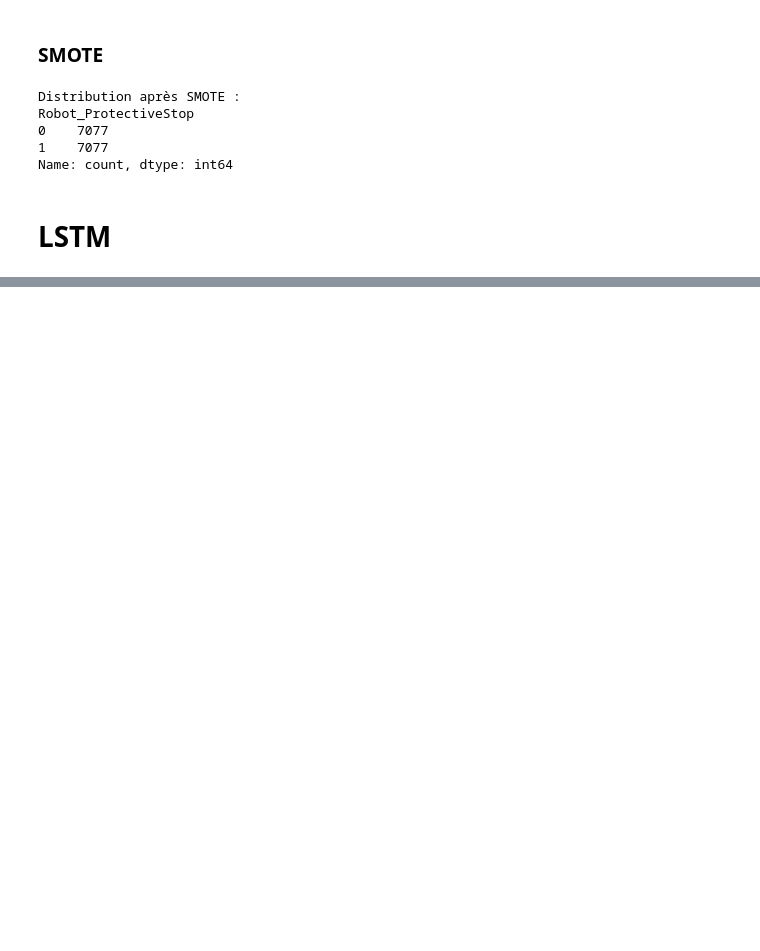
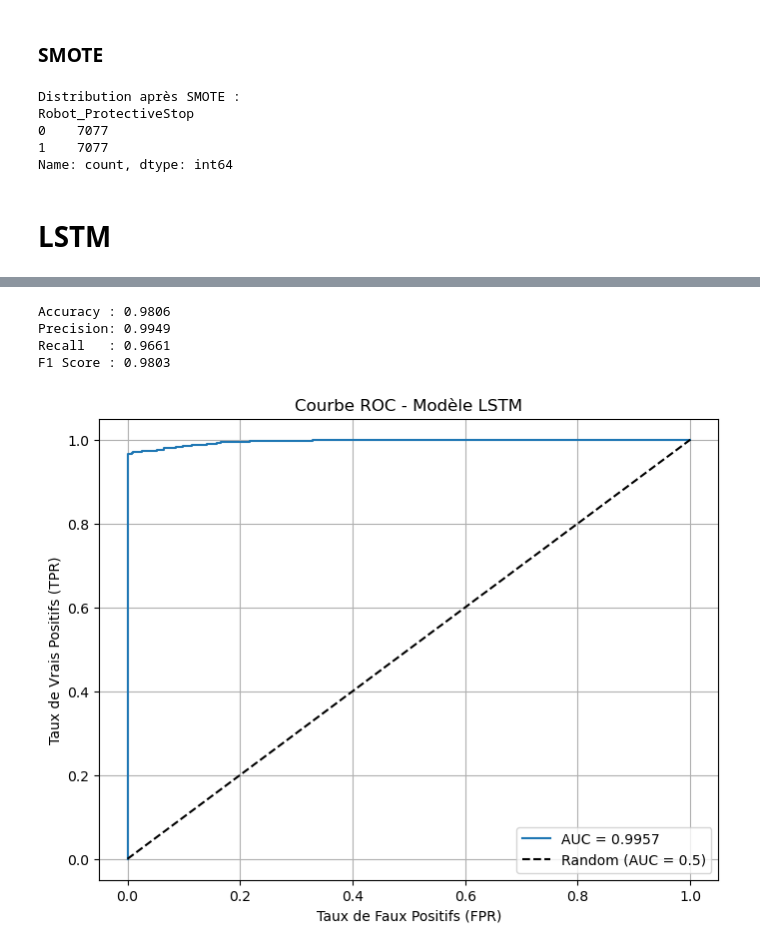
Before and after one commit to imayumi03/Projet_IA, a Jupyter notebook: model.ipynb, the cells around one changed output, grey strips where cells are left out. Saved outputs shown, nothing was run; the diff lists cells and outputs as text; code cells hidden in the pictures; blank space fills up the shorter version.

```diff
--- a/model.ipynb
+++ b/model.ipynb
@@ -194,6 +189,9 @@ plt.show()
 # %% [output]
 [figure]
 # %%
+import matplotlib.pyplot as plt
+vis_data = df_filtered.drop(columns=['Timestamp'], errors='ignore')
+
 vis_data.hist(figsize=(18, 12), bins=30)
 plt.suptitle("Histogrammes des Variables", fontsize=16)
 plt.tight_layout()
@@ -554,0 +387,49 @@ Best Recall: 0.3768
+# %%
+model.eval()
+with torch.no_grad():
+    y_pred_prob = model(X_test_t)
+    y_pred = (y_pred_prob > 0.5).float()
+
+y_true = y_test_t.cpu().numpy().ravel()
+y_pred_bin = y_pred.cpu().numpy().ravel()
+
+acc  = accuracy_score(y_true, y_pred_bin)
+prec = precision_score(y_true, y_pred_bin, zero_division=0)
+rec  = recall_score(y_true, y_pred_bin, zero_division=0)
+f1   = f1_score(y_true, y_pred_bin, zero_division=0)
+
+print(f"Accuracy : {acc:.4f}")
+print(f"Precision: {prec:.4f}")
+print(f"Recall   : {rec:.4f}")
+print(f"F1 Score : {f1:.4f}")
+# %% [output]
+Accuracy : 0.9806
+Precision: 0.9949
+Recall   : 0.9661
+F1 Score : 0.9803
+# %%
+from sklearn.metrics import roc_curve, roc_auc_score
+import matplotlib.pyplot as plt
+
+# 1. Extraire les vraies valeurs et les probabilités prédites
+y_true = y_test_t.cpu().numpy().ravel()
+y_score = y_pred_prob.cpu().numpy().ravel()
+
+# 2. Calculer la courbe ROC
+fpr, tpr, thresholds = roc_curve(y_true, y_score)
+
+# 3. Calculer l'AUC
+auc_score = roc_auc_score(y_true, y_score)
+
+# 4. Affichage
+plt.figure(figsize=(8,6))
+plt.plot(fpr, tpr, label=f"AUC = {auc_score:.4f}")
+plt.plot([0, 1], [0, 1], 'k--', label="Random (AUC = 0.5)")
+plt.xlabel("Taux de Faux Positifs (FPR)")
+plt.ylabel("Taux de Vrais Positifs (TPR)")
+plt.title("Courbe ROC - Modèle LSTM")
+plt.legend()
+plt.grid(True)
+plt.show()
+# %% [output]
+[figure, added]
```
Also changed, not shown: parts of 27 cells of this notebook.
